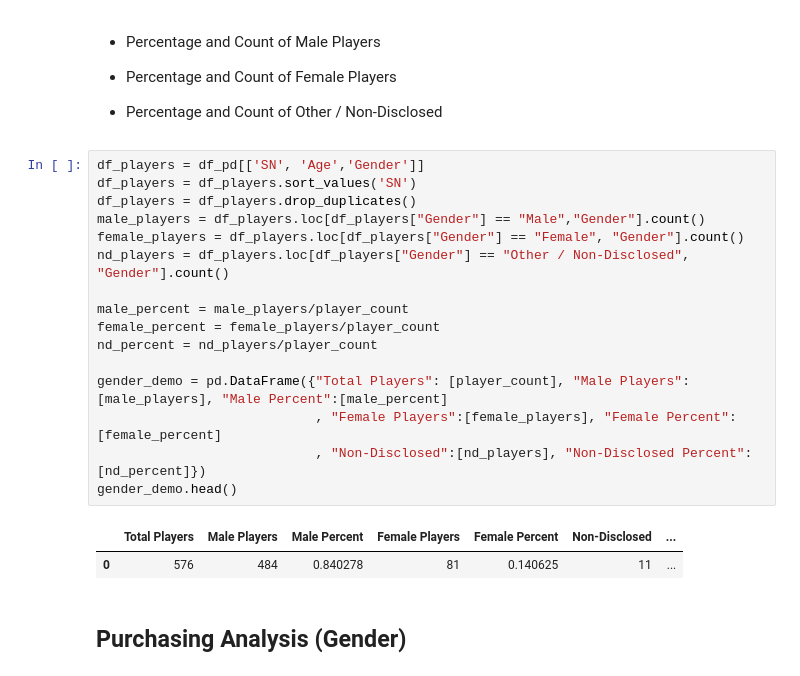
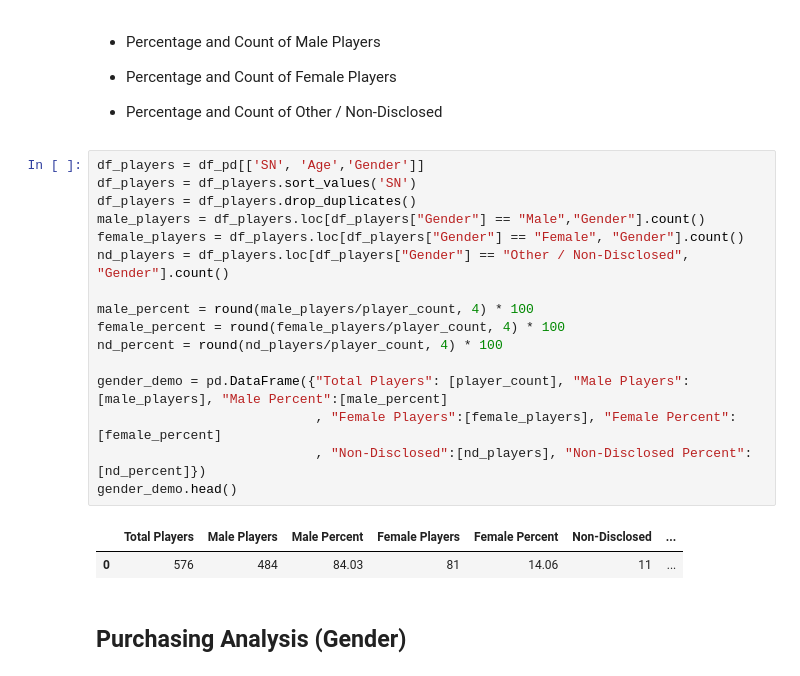
Before and after one commit to bendgame/BootCamp_hw4, a Jupyter notebook: Eric_Kleppen_hw4_Heroes_of_pymoli.ipynb, the cells around one changed output. Cells and saved outputs as stored; diff of their text form.

```diff
--- a/Eric_Kleppen_hw4_Heroes_of_pymoli.ipynb
+++ b/Eric_Kleppen_hw4_Heroes_of_pymoli.ipynb
@@ -84,22 +84,22 @@ purchase_summary.head()
 # %%
 df_players = df_pd[['SN', 'Age','Gender']]
 df_players = df_players.sort_values('SN')
 df_players = df_players.drop_duplicates()
 male_players = df_players.loc[df_players["Gender"] == "Male","Gender"].count()
 female_players = df_players.loc[df_players["Gender"] == "Female", "Gender"].count()
 nd_players = df_players.loc[df_players["Gender"] == "Other / Non-Disclosed", "Gender"].count()
 
-male_percent = male_players/player_count
-female_percent = female_players/player_count
-nd_percent = nd_players/player_count
+male_percent = round(male_players/player_count, 4) * 100
+female_percent = round(female_players/player_count, 4) * 100
+nd_percent = round(nd_players/player_count, 4) * 100
 
 gender_demo = pd.DataFrame({"Total Players": [player_count], "Male Players":[male_players], "Male Percent":[male_percent]
                             , "Female Players":[female_players], "Female Percent":[female_percent]
                             , "Non-Disclosed":[nd_players], "Non-Disclosed Percent":[nd_percent]})
 gender_demo.head()
 # %% [output]
 |  | Total Players | Male Players | Male Percent | Female Players | Female Percent | Non-Disclosed | ... |
-| 0 | 576 | 484 | 0.840278 | 81 | 0.140625 | 11 | ... |
+| 0 | 576 | 484 | 84.03 | 81 | 14.06 | 11 | ... |
 # %% [markdown]
 
 ## Purchasing Analysis (Gender)
```
Also changed, not shown: parts of 3 cells of this notebook.
